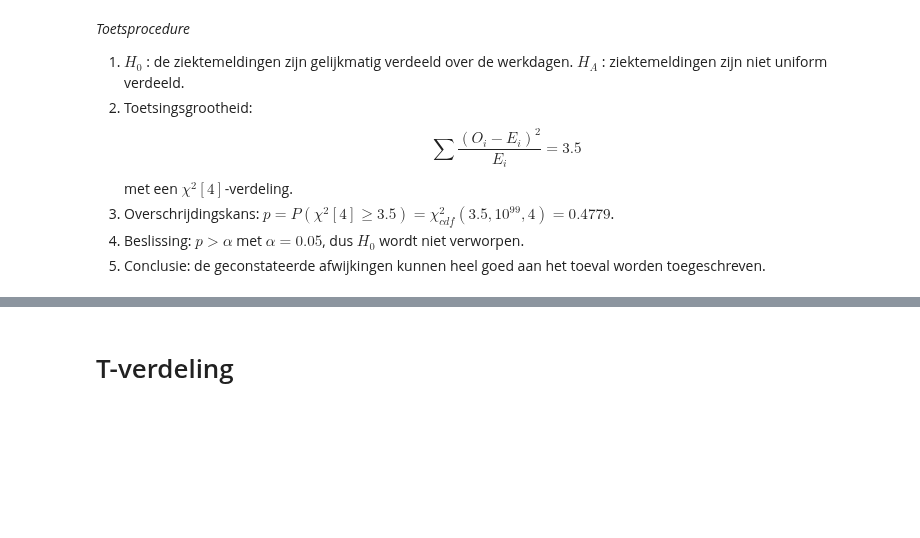
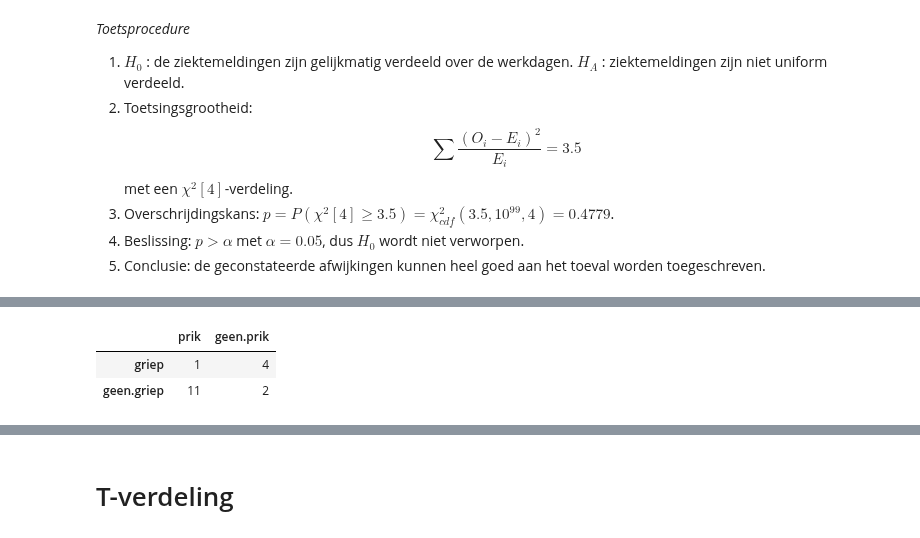
Before and after one commit to darkeclipz/jupyter-notebooks, a Jupyter notebook: Applied Math/Y2S3/Statistiek en onderzoek.ipynb, the cells around one changed output, grey strips where cells are left out. Drawn from its saved outputs; the diff is of its cells as text; code cells hidden in the pictures; blank space fills up the shorter version.

```diff
--- a/Applied Math/Y2S3/Statistiek en onderzoek.ipynb
+++ b/Applied Math/Y2S3/Statistiek en onderzoek.ipynb
@@ -139,0 +168,10 @@ _Toetsprocedure_
+# %%
+griep = c(1, 4)
+geen.griep = c(11, 2)
+df = t(data.frame(griep, geen.griep))
+colnames(df) = c('prik', 'geen.prik')
+df
+# %% [output]
+|  | prik | geen.prik |
+| griep | 1 | 4 |
+| geen.griep | 11 | 2 |
```
Also changed, not shown: parts of 39 cells of this notebook.
